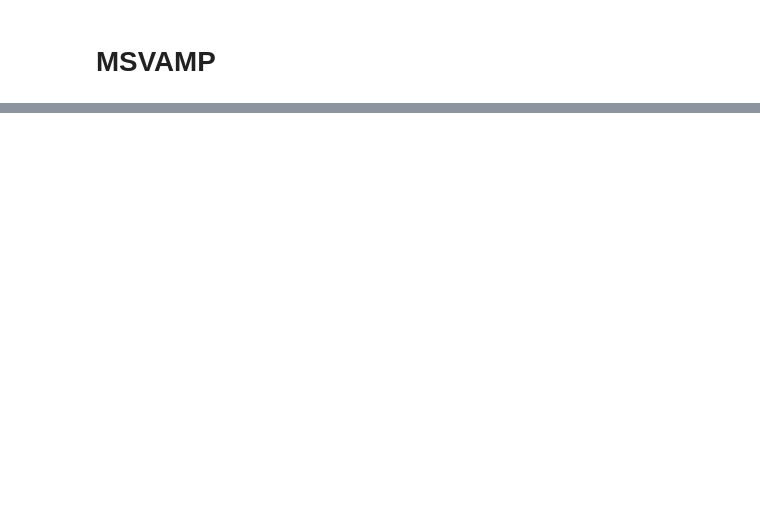
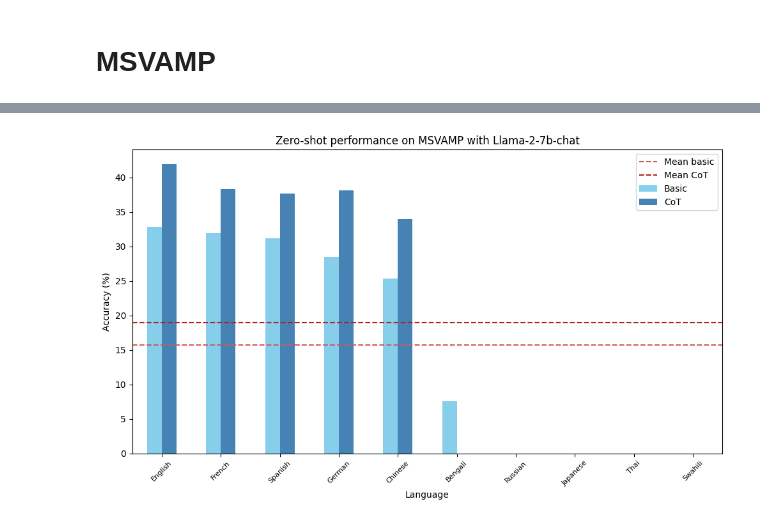
Before and after one commit to Mara4444/MSc-thesis-2024, a Jupyter notebook: code/responses llama.ipynb, the cells around one changed output, grey strips where cells are left out. Cells and saved outputs as stored; diff of their text form; code cells hidden in the pictures; blank space fills up the shorter version.

```diff
--- a/code/responses llama.ipynb
+++ b/code/responses llama.ipynb
@@ -330,0 +498,47 @@ CoT vs basic? native and eng?
+# %%
+df = pd.DataFrame({'Language' : ['English','French','Spanish','German','Chinese','Russian','Japanese','Thai','Bengali','Swahili'],
+                    'Basic' : [get_results(msvamp,task="msvamp",response_loc='../results/msvamp/llama-2-7b_msvamp_English_basic_instr_English.csv'),
+                                get_results(msvamp,task="msvamp",response_loc='../results/msvamp/llama-2-7b_msvamp_French_basic_instr_English.csv'),
+                                get_results(msvamp,task="msvamp",response_loc='../results/msvamp/llama-2-7b_msvamp_Spanish_basic_instr_English.csv'),
+                                get_results(msvamp,task="msvamp",response_loc='../results/msvamp/llama-2-7b_msvamp_German_basic_instr_English.csv'),
+                                get_results(msvamp,task="msvamp",response_loc='../results/msvamp/llama-2-7b_msvamp_Chinese_basic_instr_English.csv'),0,0,0,
+                                # get_results(msvamp,task="msvamp",response_loc='../results/msvamp/llama-2-7b_msvamp_Russian_basic_instr_English.csv'),
+                                # get_results(msvamp,task="msvamp",response_loc='../results/msvamp/llama-2-7b_msvamp_Japanese_basic_instr_English.csv'),
+                                # get_results(msvamp,task="msvamp",response_loc='../results/msvamp/llama-2-7b_msvamp_Thai_basic_instr_English.csv'),0,
+                                get_results(msvamp,task="msvamp",response_loc='../results/msvamp/llama-2-7b_msvamp_Bengali_basic_instr_English.csv'),0
+                                # get_results(msvamp,task="msvamp",response_loc='../results/msvamp/llama-2-7b_msvamp_Swahili_basic_instr_English.csv')
+                                ],
+                    'CoT' : [get_results(msvamp,task="msvamp",response_loc='../results/msvamp/llama-2-7b_msvamp_English_cot_instr_English.csv'),
+                                get_results(msvamp,task="msvamp",response_loc='../results/msvamp/llama-2-7b_msvamp_French_cot_instr_English.csv'),
+                                get_results(msvamp,task="msvamp",response_loc='../results/msvamp/llama-2-7b_msvamp_Spanish_cot_instr_English.csv'),
+                                get_results(msvamp,task="msvamp",response_loc='../results/msvamp/llama-2-7b_msvamp_German_cot_instr_English.csv'),
+                                get_results(msvamp,task="msvamp",response_loc='../results/msvamp/llama-2-7b_msvamp_Chinese_cot_instr_English.csv'),0,0,0,0,0
+                                # get_results(msvamp,task="msvamp",response_loc='../results/msvamp/llama-2-7b_msvamp_Russian_cot_instr_English.csv'),
+                                # get_results(msvamp,task="msvamp",response_loc='../results/msvamp/llama-2-7b_msvamp_Japanese_cot_instr_English.csv'),
+                                # get_results(msvamp,task="msvamp",response_loc='../results/msvamp/llama-2-7b_msvamp_Thai_cot_instr_English.csv'),
+                                # get_results(msvamp,task="msvamp",response_loc='../results/msvamp/llama-2-7b_msvamp_Bengali_cot_instr_English.csv'),
+                                # get_results(msvamp,task="msvamp",response_loc='../results/msvamp/llama-2-7b_msvamp_Swahili_cot_instr_English.csv')
+                                ]})
+
+df.set_index('Language', inplace=True)
+df = df.sort_values('Basic', ascending=False)
+
+mean_basic = np.mean(df['Basic'])
+mean_cot = np.mean(df['CoT'])
+
+# Plotting
+df.plot(kind='bar', figsize=(10, 6),color=['skyblue','steelblue'])
+
+plt.axhline(y=mean_basic, color='indianred', linestyle='--', label='Mean basic')
+plt.axhline(y=mean_cot, color='firebrick', linestyle='--', label='Mean CoT')
+
+plt.title('Zero-shot performance on MSVAMP with Llama-2-7b-chat')
+plt.ylabel('Accuracy (%)')
+plt.xlabel('Language')
+plt.xticks(rotation=45,fontsize=8)
+plt.legend()
+
+plt.tight_layout()
+plt.show()
+# %% [output]
+[figure, added]
```
Also changed, not shown: parts of 13 cells of this notebook, 14 other files.
